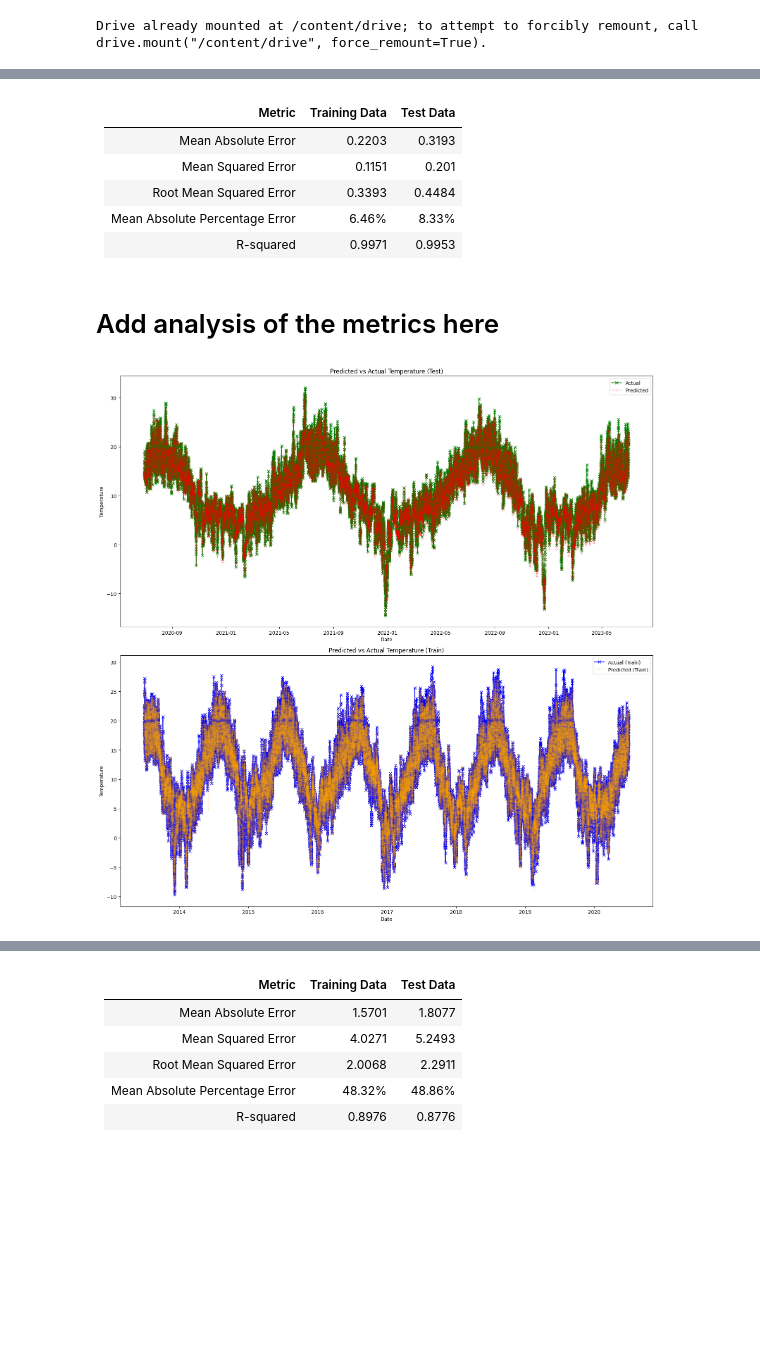
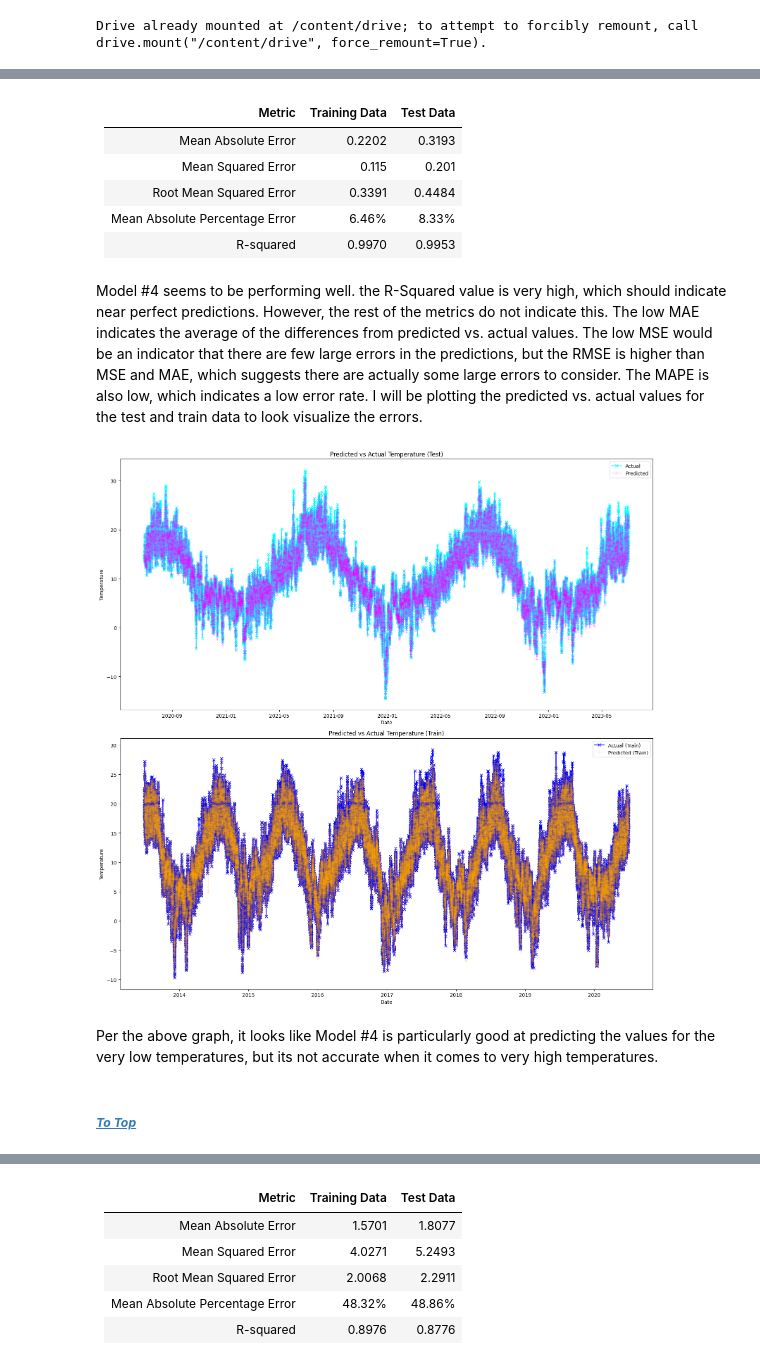
Before and after one commit to pedroamontano/Forecasting-Hourly-Temperatures-A-Machine-Learning-Approach-Using-LSTMs, a Jupyter notebook: Modeling and Evaluation/8 Modeling - FB Prophet.ipynb, the cells around one changed output, grey strips where cells are left out. Cells and saved outputs as stored; diff of their text form; code cells hidden in the pictures; blank space fills up the shorter version.

Commit message:
Updated notes and code for FB Prophet models

```diff
--- a/Modeling and Evaluation/8 Modeling - FB Prophet.ipynb
+++ b/Modeling and Evaluation/8 Modeling - FB Prophet.ipynb
@@ -60,0 +52,2 @@ memory usage: 10.7+ MB
+# %%
+df4 = df.rename(columns={"date_time_local": "ds", "temperature": "y"})
@@ -69,6 +79,6 @@ data_for_prophet = data.rename(columns={"date_time_local": "ds", "temperature":
 # %%
 # The data will be split before and after June 30, 2020 using the "ds" column from above for it.
-train_data = data_for_prophet[data_for_prophet['ds'] <= '2020-06-30']
-test_data = data_for_prophet[data_for_prophet['ds']>"2020-06-30"]
+train_data_4 = df4[df4['ds'] <= '2020-06-30']
+test_data_4= df4[df4['ds']>"2020-06-30"]
 # %%
 # Printing the shape of the data to check the split was succesful.
@@ -81,10 +91,10 @@ print(f" test_data Shape is: {test_data.shape}")
 # This is the 4th model being considered in this project.
 model_4 = Prophet()
 # %%
-# Here I initiate a for loop to go over the columns and add a regressor for each. This allows for multivariate handling in the prophet model.
+# Here I initiate a for loop to go over the variables and add a regressor for each. This allows for multivariate handling inside the prophet model.
 for column in ['pressure_station', 'wind_speed', 'wind_gust', 'relative_humidity', 'dew_point', 'windchill', 'humidex', 'visibility', 'health_index', 'cloud_okta']:
     model_4.add_regressor(column)
 
 # Fitting the model with the training data
-model_4.fit(train_data)
+model_4.fit(train_data_4)
 # %% [output]
@@ -111,3 +111,6 @@ forecast = model_4.predict(future)
+# %%
+forecast_train_4 = model_4.predict(train_data_4)
+forecast_test_4 = model_4.predict(test_data_4)
 # %%
 # This function is to define the mape, which will be used to evaluate the models.
 def mean_absolute_percentage_error(true_values, predicted_values):
@@ -181,35 +185,41 @@ R-squared: 0.9953109706871835
 # %% [markdown]
 | Metric                        | Training Data | Test Data   |
 |-------------------------------|--------------|------------|
-| Mean Absolute Error           | 0.2203       | 0.3193     |
-| Mean Squared Error            | 0.1151       | 0.201      |
-| Root Mean Squared Error       | 0.3393       | 0.4484     |
+| Mean Absolute Error           | 0.2202       | 0.3193     |
+| Mean Squared Error            | 0.115       | 0.201      |
+| Root Mean Squared Error       | 0.3391       | 0.4484     |
 | Mean Absolute Percentage Error| 6.46%        | 8.33%      |
-| R-squared                     | 0.9971       | 0.9953     |
+| R-squared                     | 0.9970       | 0.9953     |
 # %% [markdown]
-# Add analysis of the metrics here
+Model #4 seems to be performing well. the R-Squared value is very high, which should indicate near perfect predictions. However, the rest of the metrics do not indicate this. The low MAE indicates the average of the differences from predicted vs. actual values. The low MSE would be an indicator that there are few large errors in the predictions, but the RMSE is higher than MSE and MAE, which suggests there are actually some large errors to consider. The MAPE is also low, which indicates a low error rate.
+</br>
+I will be plotting the predicted vs. actual values for the test and train data to look visualize the errors.
 # %%
 # Below I will plot the test predictions vs. actuals and then the train predictions vs. actuals.
 fig, axes = plt.subplots(nrows=2, ncols=1, figsize=(16, 16))
 
 # First subplot: Test Data
-axes[0].plot(test_data['ds'], y_true, label='Actual', marker='x', color='g')
-axes[0].plot(test_data['ds'], y_pred, label='Predicted', marker='+', color='r', alpha=.2)
+axes[0].plot(test_data_4['ds'], y_true_4, label='Actual', marker='x', color='cyan')
+axes[0].plot(test_data_4['ds'], y_pred_4, label='Predicted', marker='+', color='magenta', alpha=.2)
 axes[0].set_xlabel('Date')
 axes[0].set_ylabel('Temperature')
 axes[0].set_title('Predicted vs Actual Temperature (Test)')
 axes[0].legend()
 
 # Second subplot: Train Data
-axes[1].plot(train_data['ds'], y_train_true, label='Actual (Train)', marker='x', color='b')
-axes[1].plot(train_data['ds'], y_train_pred, label='Predicted (Train)', marker='+', color='orange', alpha=.2)
+axes[1].plot(train_data_4['ds'], y_train_true_4, label='Actual (Train)', marker='x', color='blue')
+axes[1].plot(train_data_4['ds'], y_train_pred_4, label='Predicted (Train)', marker='+', color='orange', alpha=.2)
 axes[1].set_xlabel('Date')
 axes[1].set_ylabel('Temperature')
 axes[1].set_title('Predicted vs Actual Temperature (Train)')
 axes[1].legend()
 
 plt.tight_layout()
 plt.show()
 # %% [output]
-[figure, old version]
+[figure, new version]
+# %% [markdown]
+Per the above graph, it looks like Model #4 is particularly good at predicting the values for the very low temperatures, but its not accurate when it comes to very high temperatures.
+# %% [markdown]
+##### [***To Top***](#content)
 # %% [markdown]
```
Also changed, not shown: parts of 31 cells of this notebook.
